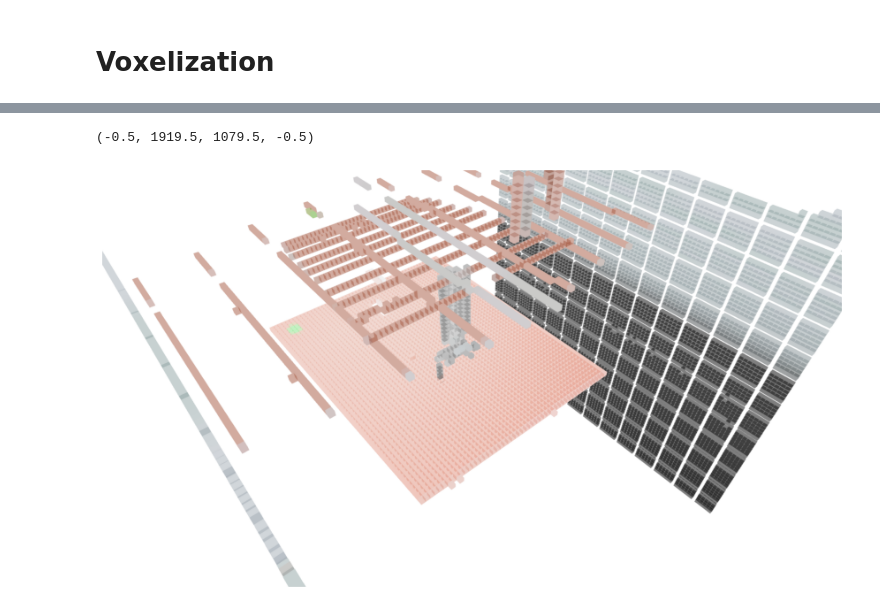
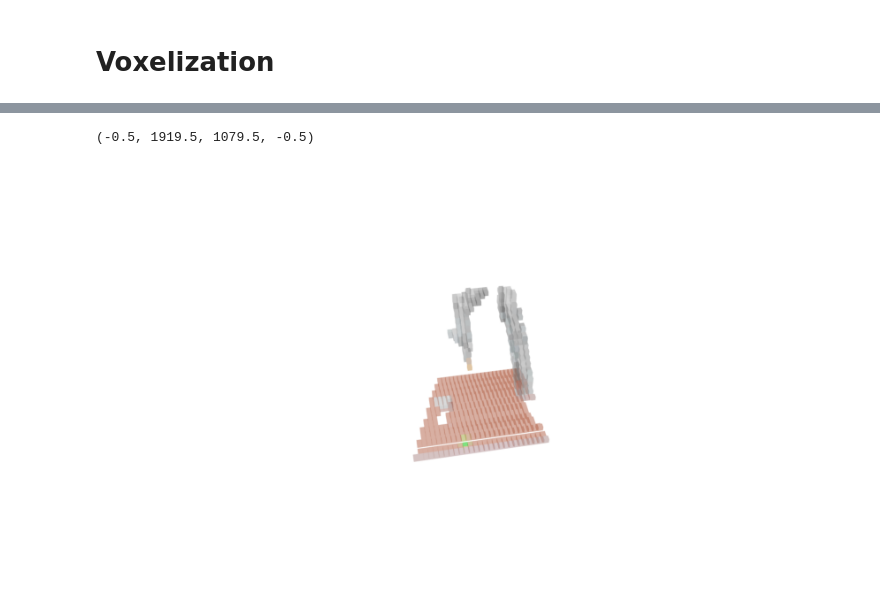
Before and after one commit to ngkhiem97/mujoco-peract, a Jupyter notebook: Voxelization.ipynb, the cells around one changed output, grey strips where cells are left out. Drawn from its saved outputs; the diff is of its cells as text; code cells hidden in the pictures.

```diff
--- a/Voxelization.ipynb
+++ b/Voxelization.ipynb
@@ -3,7 +3,7 @@
 # %% [markdown]
 First, we need to determine the episode number to generate. The episode will be saved in at ./data/episode{numer}.
 # %%
-EPISODE = 4
+EPISODE = 8
 # %% [markdown]
 Then, we instate the cameras' information for later use.
 # %%
@@ -91,7 +91,7 @@ IMAGE_SIZE = 128
 import pprint
 
 # what to visualize
-ts = 0 # timestep out of total timesteps
+ts = 6 # timestep out of total timesteps
 data_path = 'data'
 
 cameras = [camera.replace("-", "_") for camera in CAMERAS]
@@ -108,7 +108,7 @@ print(f"Demo {EPISODE} | {len(demo)} total steps\n")
 
 # plot rgb and depth at timestep
 fig = plt.figure(figsize=(20, 10))
-rows, cols = 2, len(cameras)
+rows, cols = 3, len(cameras)
 
 plot_idx = 1
 for camera in cameras:
@@ -128,6 +128,14 @@ for camera in cameras:
   plt.axis('off')
   plt.title("%s_depth | step %s" % (camera, ts))
 
+  # point cloud
+  point_cloud_name = "%s_%s" % (camera, 'point_cloud')
+  point_cloud = np.transpose(obs_dict[point_cloud_name], (1, 2, 0))
+  fig.add_subplot(rows, cols, plot_idx+2*len(cameras))
+  plt.imshow(point_cloud)
+  plt.axis('off')
+  plt.title("%s_point_cloud | step %s" % (camera, ts))
+
   plot_idx += 1
 
 plt.show()
@@ -147,7 +159,7 @@ def _norm_rgb(x):
 
 def _preprocess_inputs(replay_sample):
     obs, pcds = [], []
-    for n in cameras:
+    for n in cameras[2:3]:
         rgb = stack_on_channel(replay_sample['%s_rgb' % n])
         pcd = stack_on_channel(replay_sample['%s_point_cloud' % n])
 
@@ -174,19 +188,11 @@ def _obj_to_tensor(obj):
 from arm.utils import visualise_voxel
 from components.voxel_grid import VoxelGrid
 
-SCENE_BOUNDS = [-0.3, -0.5, 0.6, 0.7, 0.5, 1.6]
-VOXEL_SIZES = [100]
+# SCENE_BOUNDS = [-3, -3, -0.5, 3, 3, 3] # top
+# SCENE_BOUNDS = [-1, -3, -3, 3, 3, 3] # front
+SCENE_BOUNDS = [-3, -0.9, -3, 3, 3, 3] # front
+VOXEL_SIZES = [200]
 BATCH_SIZE = 1
-
-# initialize voxelizer
-vox_grid = VoxelGrid(
-    coord_bounds=SCENE_BOUNDS,
-    voxel_size=VOXEL_SIZES[0],
-    device=device,
-    batch_size=BATCH_SIZE,
-    feature_size=3,
-    max_num_coords=np.prod([IMAGE_SIZE, IMAGE_SIZE]) * len(cameras),
-)
 
 # preprocess observations
 batch = _obj_to_tensor(extract_obs(demo[ts], cameras))
@@ -204,6 +210,16 @@ flat_imag_features = torch.cat(
 # tensorize scene bounds
 bounds = torch.tensor(SCENE_BOUNDS, device=device).unsqueeze(0)
 
+# initialize voxelizer
+vox_grid = VoxelGrid(
+    coord_bounds=SCENE_BOUNDS,
+    voxel_size=VOXEL_SIZES[0],
+    device=device,
+    batch_size=BATCH_SIZE,
+    feature_size=3,
+    max_num_coords=np.prod([IMAGE_SIZE, IMAGE_SIZE]) * len(cameras),
+)
+
 # voxelize!
 voxel_grid = vox_grid.coords_to_bounding_voxel_grid(pcd_flat,
                                                     coord_features=flat_imag_features,
@@ -214,18 +232,18 @@ vis_voxel_grid = voxel_grid.permute(0, 4, 1, 2, 3).detach().cpu().numpy()
 # %%
 # render voxel grid with expert action (blue)
 #@markdown #### Show voxel grid and expert action (blue)
 #@markdown Adjust `rotation_amount` to change the camera yaw angle for rendering.
-rotation_amount = 140 #@param {type:"slider", min:-180, max:180, step:5}
+rotation_amount = -100 #@param {type:"slider", min:-180, max:180, step:5}
 rendered_img = visualise_voxel(vis_voxel_grid[0],
                                None,
                                None,
                                None,
                                voxel_size=0.045,
                                rotation_amount=np.deg2rad(rotation_amount))
 
 fig = plt.figure(figsize=(15, 15))
 plt.imshow(rendered_img)
 plt.axis('off')
 # %% [output]
 (-0.5, 1919.5, 1079.5, -0.5)
-[figure, old version]
+[figure, new version]
```
Also changed, not shown: parts of 5 cells of this notebook.
